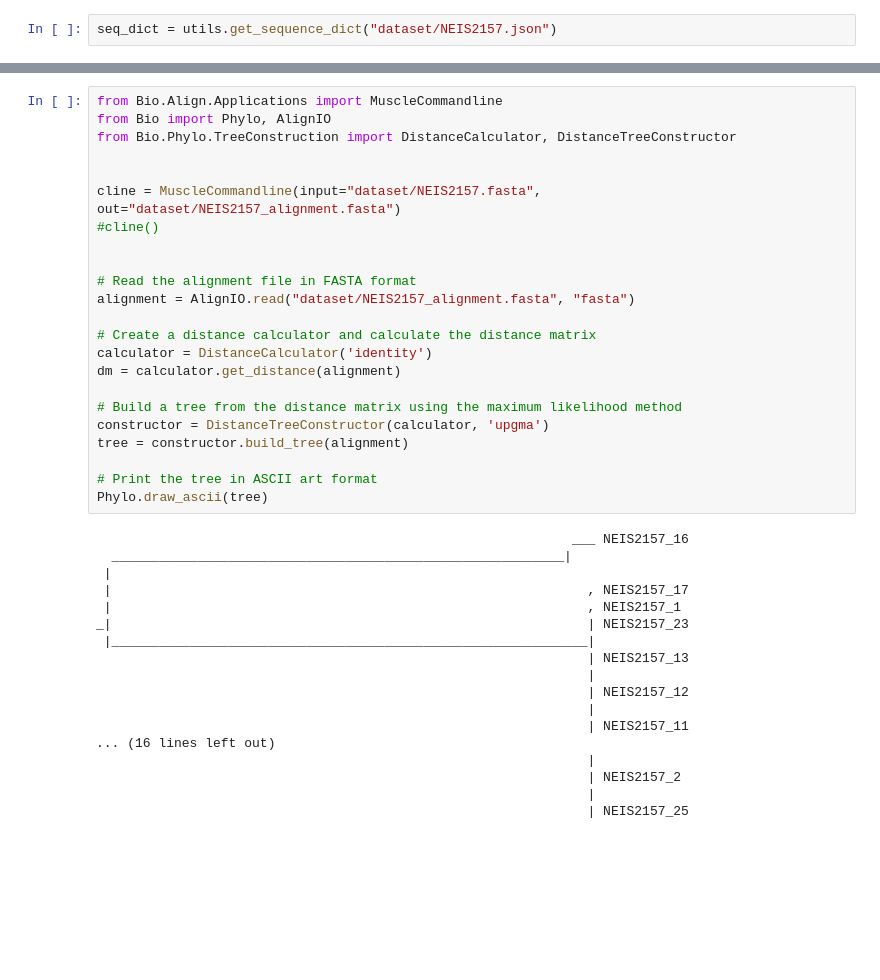
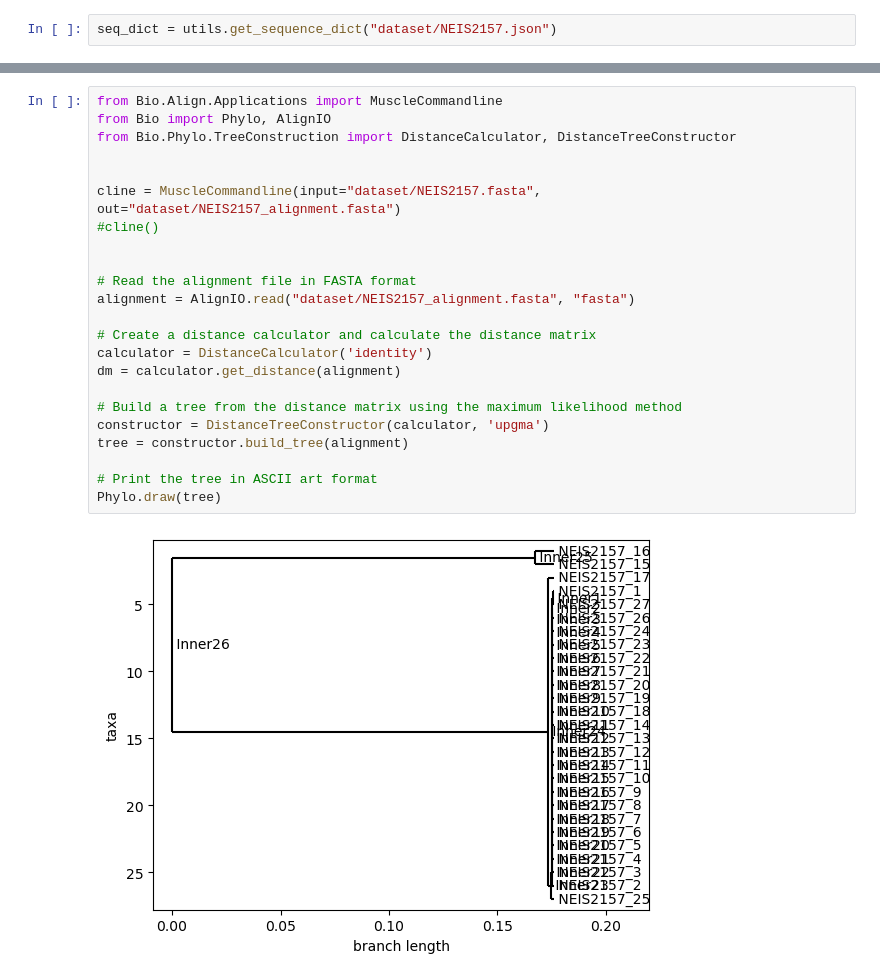
Before and after one commit to matteotolloso/BioEmbedding, a Jupyter notebook: hierarchical.ipynb, the cells around one changed output, grey strips where cells are left out. Cells and saved outputs as stored; diff of their text form; blank space fills up the shorter version.

```diff
--- a/hierarchical.ipynb
+++ b/hierarchical.ipynb
@@ -55,41 +162,25 @@ print(labels)
 # %%
 from Bio.Align.Applications import MuscleCommandline
 from Bio import Phylo, AlignIO
 from Bio.Phylo.TreeConstruction import DistanceCalculator, DistanceTreeConstructor
 
 
 cline = MuscleCommandline(input="dataset/NEIS2157.fasta", out="dataset/NEIS2157_alignment.fasta")
 #cline()
 
 
 # Read the alignment file in FASTA format
 alignment = AlignIO.read("dataset/NEIS2157_alignment.fasta", "fasta")
 
 # Create a distance calculator and calculate the distance matrix
 calculator = DistanceCalculator('identity')
 dm = calculator.get_distance(alignment)
 
 # Build a tree from the distance matrix using the maximum likelihood method
 constructor = DistanceTreeConstructor(calculator, 'upgma')
 tree = constructor.build_tree(alignment)
 
 # Print the tree in ASCII art format
-Phylo.draw_ascii(tree)
+Phylo.draw(tree)
 # %% [output]
-                                                             ___ NEIS2157_16
-  __________________________________________________________|
- |
- |                                                             , NEIS2157_17
- |                                                             , NEIS2157_1
-_|                                                             | NEIS2157_23
- |_____________________________________________________________|
-                                                               | NEIS2157_13
-                                                               |
-                                                               | NEIS2157_12
-                                                               |
-                                                               | NEIS2157_11
-... (16 lines left out)
-                                                               |
-                                                               | NEIS2157_2
-                                                               |
-                                                               | NEIS2157_25
+[figure, added]
```
Also changed, not shown: parts of 2 cells of this notebook, 2 other files.
